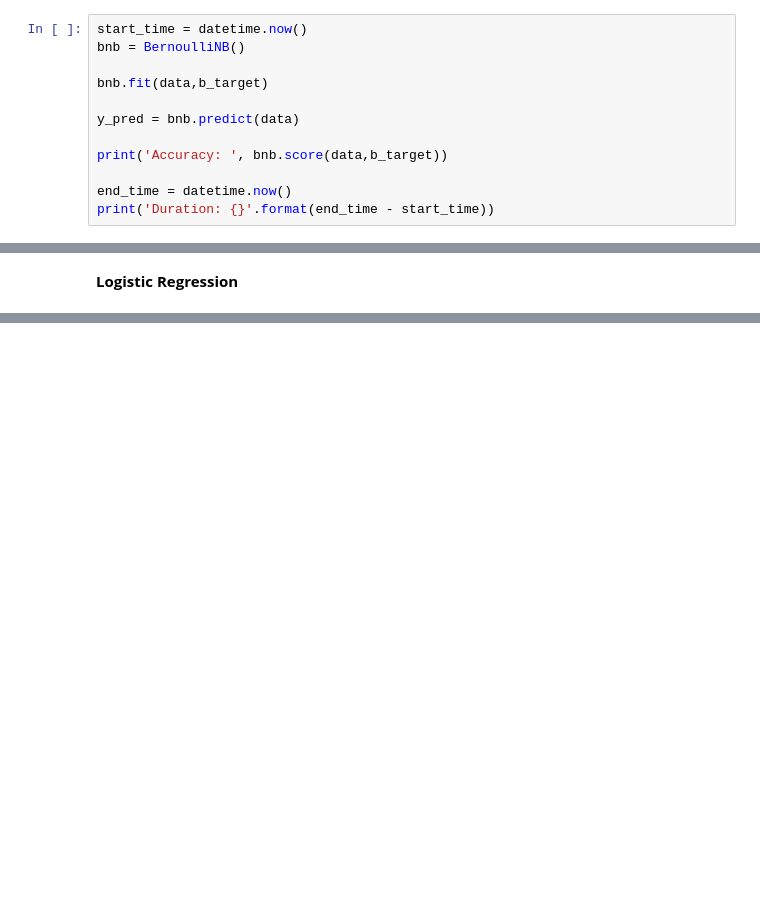
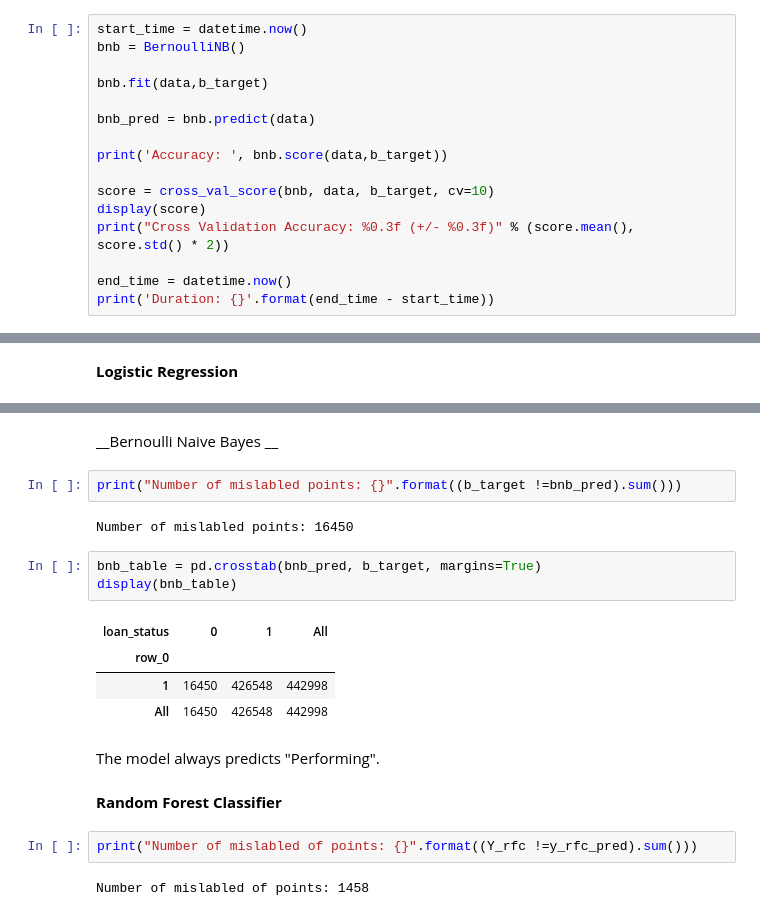
Before and after one commit to pmandj/LoanPerformance, a Jupyter notebook: PredictingLoanPerformance.ipynb, the cells around one changed output, grey strips where cells are left out. Cells and saved outputs as stored; diff of their text form; blank space fills up the shorter version.

Commit message:
cleaned and formatted the notebook

```diff
--- a/PredictingLoanPerformance.ipynb
+++ b/PredictingLoanPerformance.ipynb
@@ -274,10 +189,14 @@ bnb = BernoulliNB()
 
 bnb.fit(data,b_target)
 
-y_pred = bnb.predict(data)
+bnb_pred = bnb.predict(data)
 
 print('Accuracy: ', bnb.score(data,b_target))
 
+score = cross_val_score(bnb, data, b_target, cv=10)
+display(score)
+print("Cross Validation Accuracy: %0.3f (+/- %0.3f)" % (score.mean(), score.std() * 2))
+
 end_time = datetime.now()
 print('Duration: {}'.format(end_time - start_time))
 # %% [output]
@@ -456,0 +314,22 @@ Specificity :  0.6044984802431611
+# %% [markdown]
+__Bernoulli Naive Bayes __
+# %%
+print("Number of mislabled points: {}".format((b_target !=bnb_pred).sum()))
+# %% [output]
+Number of mislabled points: 16450
+# %%
+bnb_table = pd.crosstab(bnb_pred, b_target, margins=True)
+display(bnb_table)
+# %% [output]
+| loan_status | 0 | 1 | All |
+| row_0 |  |  |  |
+| 1 | 16450 | 426548 | 442998 |
+| All | 16450 | 426548 | 442998 |
+# %% [markdown]
+The model always predicts "Performing".
+# %% [markdown]
+__Random Forest Classifier__
+# %%
+print("Number of mislabled of points: {}".format((Y_rfc !=y_rfc_pred).sum()))
+# %% [output]
+Number of mislabled of points: 1458
```
Also changed, not shown: parts of 44 cells of this notebook.
